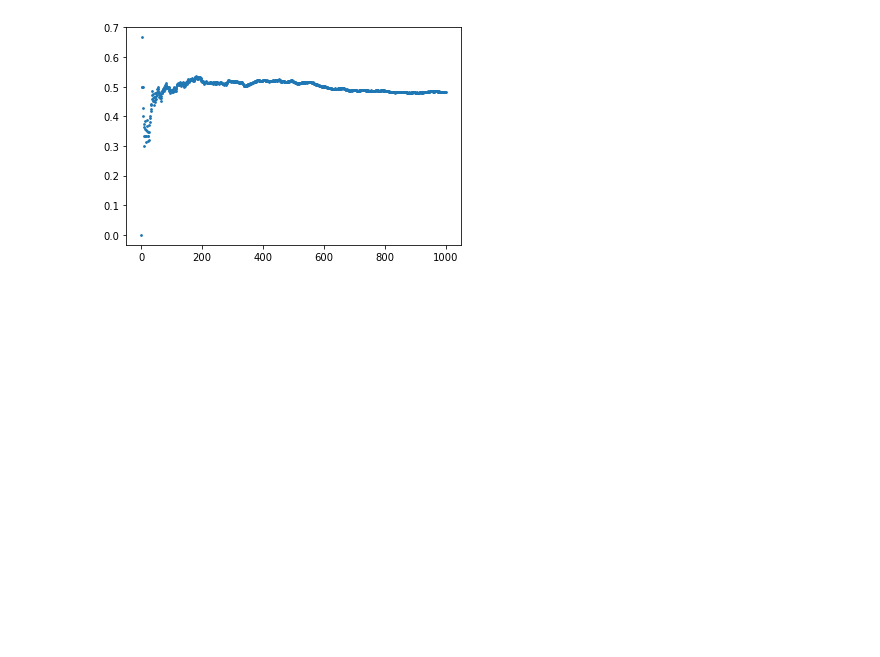
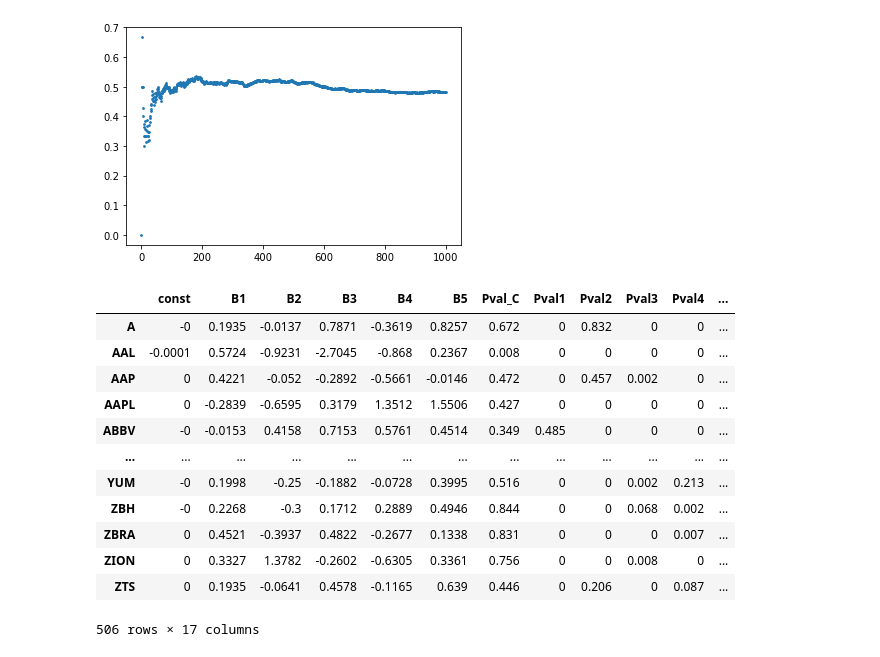
Before and after one commit to DominicRicci/CSS_Project, a Jupyter notebook: CSS100.ipynb, the cells around one changed output. Saved outputs shown, nothing was run; the diff lists cells and outputs as text; code cells hidden in the pictures; blank space fills up the shorter version.

```diff
--- a/CSS100.ipynb
+++ b/CSS100.ipynb
@@ -509,4 +564,20 @@ plt.scatter(time_length, winner_rate_list, s=3)
 # %% [output]
 <matplotlib.collections.PathCollection at 0x...>
 [figure]
+# %%
+regressAll(FF_2m_factor.fillna(0), total_2m_return.fillna(0)-Rf, days=2000, modelType="ridge", transform=False)
+# %% [output]
+|  | const | B1 | B2 | B3 | B4 | B5 | Pval_C | Pval1 | Pval2 | Pval3 | Pval4 | ... |
+| A | -0 | 0.1935 | -0.0137 | 0.7871 | -0.3619 | 0.8257 | 0.672 | 0 | 0.832 | 0 | 0 | ... |
+| AAL | -0.0001 | 0.5724 | -0.9231 | -2.7045 | -0.868 | 0.2367 | 0.008 | 0 | 0 | 0 | 0 | ... |
+| AAP | 0 | 0.4221 | -0.052 | -0.2892 | -0.5661 | -0.0146 | 0.472 | 0 | 0.457 | 0.002 | 0 | ... |
+| AAPL | 0 | -0.2839 | -0.6595 | 0.3179 | 1.3512 | 1.5506 | 0.427 | 0 | 0 | 0 | 0 | ... |
+| ABBV | -0 | -0.0153 | 0.4158 | 0.7153 | 0.5761 | 0.4514 | 0.349 | 0.485 | 0 | 0 | 0 | ... |
+| ... | ... | ... | ... | ... | ... | ... | ... | ... | ... | ... | ... | ... |
+| YUM | -0 | 0.1998 | -0.25 | -0.1882 | -0.0728 | 0.3995 | 0.516 | 0 | 0 | 0.002 | 0.213 | ... |
+| ZBH | -0 | 0.2268 | -0.3 | 0.1712 | 0.2889 | 0.4946 | 0.844 | 0 | 0 | 0.068 | 0.002 | ... |
+| ZBRA | 0 | 0.4521 | -0.3937 | 0.4822 | -0.2677 | 0.1338 | 0.831 | 0 | 0 | 0 | 0.007 | ... |
+| ZION | 0 | 0.3327 | 1.3782 | -0.2602 | -0.6305 | 0.3361 | 0.756 | 0 | 0 | 0.008 | 0 | ... |
+| ZTS | 0 | 0.1935 | -0.0641 | 0.4578 | -0.1165 | 0.639 | 0.446 | 0 | 0.206 | 0 | 0.087 | ... |
+506 rows × 17 columns
 # %%
```
Also changed, not shown: parts of 8 cells of this notebook.
